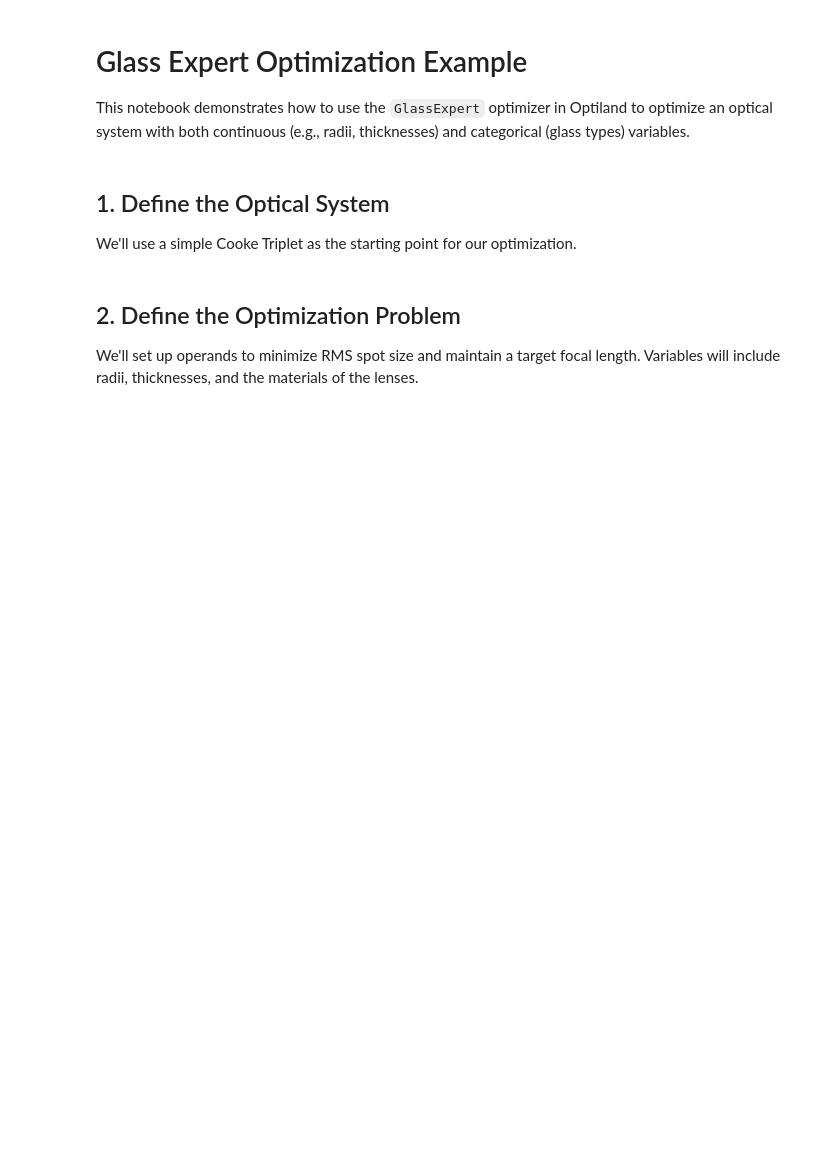
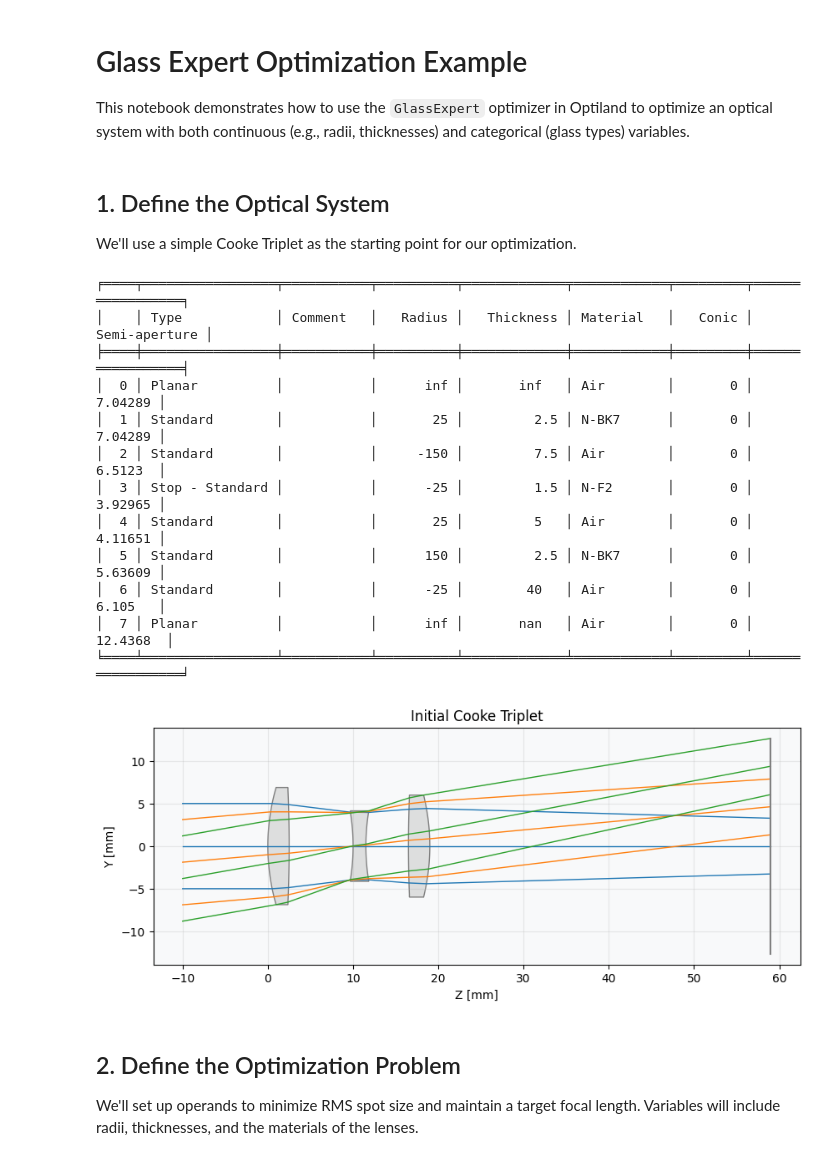
Before and after one commit to HarrisonKramer/optiland, a Jupyter notebook: docs/gallery/optimization/glass_expert_example.ipynb, the cells around one changed output. Saved outputs shown, nothing was run; the diff lists cells and outputs as text; code cells hidden in the pictures; blank space fills up the shorter version.

```diff
--- a/docs/gallery/optimization/glass_expert_example.ipynb
+++ b/docs/gallery/optimization/glass_expert_example.ipynb
@@ -17,35 +13,48 @@ We'll use a simple Cooke Triplet as the starting point for our optimization.
 # %%
 class CookeTripletStartPoint(optic.Optic):
     def __init__(self):
         super().__init__()
-        self.add_surface(index=0, radius=be.inf, thickness=be.inf) # Object surface
+        self.add_surface(index=0, radius=be.inf, thickness=be.inf)  # Object surface
         self.add_surface(index=1, radius=25.0, thickness=2.5, material="N-BK7")
         self.add_surface(index=2, radius=-150.0, thickness=7.5)
-        self.add_surface(index=3, radius=-25.0, thickness=1.5, material="N-F2") # Stop surface
+        self.add_surface(
+            index=3, radius=-25.0, thickness=1.5, material="N-F2", is_stop=True
+        )  # Stop surface
         self.add_surface(index=4, radius=25.0, thickness=5.0)
         self.add_surface(index=5, radius=150.0, thickness=2.5, material="N-BK7")
         self.add_surface(index=6, radius=-25.0, thickness=40.0)
-        self.add_surface(index=7) # Image surface
-
-        self.surfaces[3].is_stop = True
+        self.add_surface(index=7)  # Image surface
 
         self.set_aperture(aperture_type="EPD", value=10)
         self.set_field_type(field_type="angle")
         self.add_field(y=0)
         self.add_field(y=5)
         self.add_field(y=10)
 
         self.add_wavelength(value=0.4861)  # F
         self.add_wavelength(value=0.5876, is_primary=True)  # d
         self.add_wavelength(value=0.6563)  # C
 
+
 lens_system = CookeTripletStartPoint()
 
 # Display initial lens
-fig_initial = lens_system.draw(title="Initial Cooke Triplet")
-display(fig_initial)
-plt.close(fig_initial) # Close to prevent double display in some environments
+lens_system.draw(title="Initial Cooke Triplet")
 lens_system.info()
+# %% [output]
+╒════╤═════════════════╤═══════════╤══════════╤═════════════╤════════════╤═════════╤═════════════════╕
+│    │ Type            │ Comment   │   Radius │   Thickness │ Material   │   Conic │   Semi-aperture │
+╞════╪═════════════════╪═══════════╪══════════╪═════════════╪════════════╪═════════╪═════════════════╡
+│  0 │ Planar          │           │      inf │       inf   │ Air        │       0 │         7.04289 │
+│  1 │ Standard        │           │       25 │         2.5 │ N-BK7      │       0 │         7.04289 │
+│  2 │ Standard        │           │     -150 │         7.5 │ Air        │       0 │         6.5123  │
+│  3 │ Stop - Standard │           │      -25 │         1.5 │ N-F2       │       0 │         3.92965 │
+│  4 │ Standard        │           │       25 │         5   │ Air        │       0 │         4.11651 │
+│  5 │ Standard        │           │      150 │         2.5 │ N-BK7      │       0 │         5.63609 │
+│  6 │ Standard        │           │      -25 │        40   │ Air        │       0 │         6.105   │
+│  7 │ Planar          │           │      inf │       nan   │ Air        │       0 │        12.4368  │
+╘════╧═════════════════╧═══════════╧══════════╧═════════════╧════════════╧═════════╧═════════════════╛
+[figure, added]
 # %% [markdown]
 ## 2. Define the Optimization Problem
 
```
Also changed, not shown: parts of 5 cells of this notebook, 1 other file.
